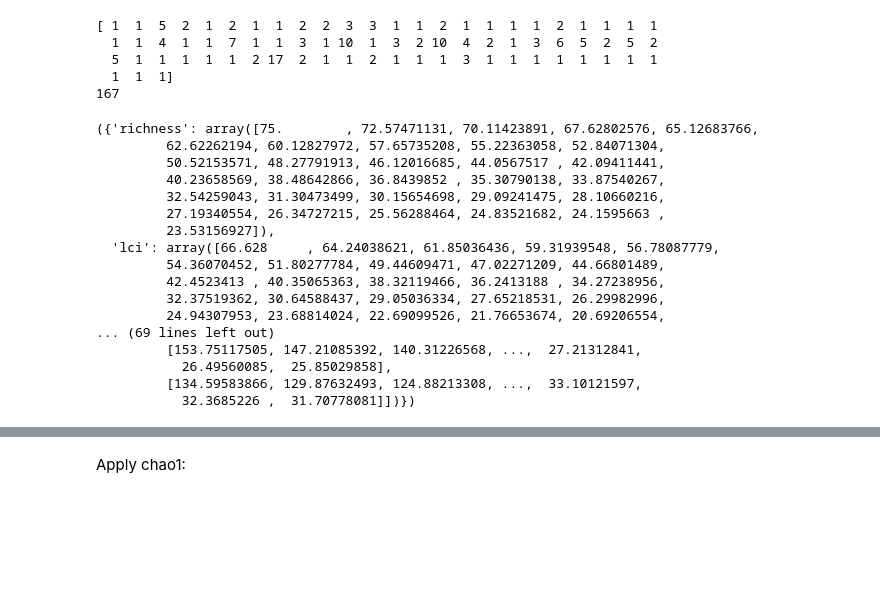
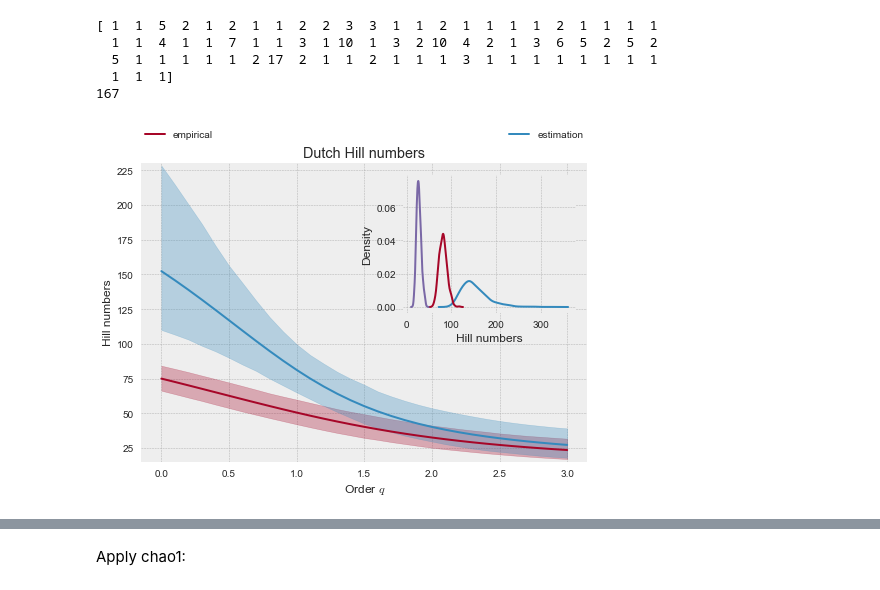
Before and after one commit to mikekestemont/copia, a Jupyter notebook: quickstart.ipynb, the cells around one changed output, grey strips where cells are left out. Saved outputs shown, nothing was run; the diff lists cells and outputs as text; code cells hidden in the pictures; blank space fills up the shorter version.

Commit message:
hill number visualization

```diff
--- a/quickstart.ipynb
+++ b/quickstart.ipynb
@@ -31,23 +31,10 @@ print(abundance.sum())
 167
 # %%
 from copia.hill import hill_numbers
-hill_numbers(abundance)
+emp, est = hill_numbers(abundance)
-# %% [output]
-({'richness': array([75.        , 72.57471131, 70.11423891, 67.62802576, 65.12683766,
-         62.62262194, 60.12827972, 57.65735208, 55.22363058, 52.84071304,
-         50.52153571, 48.27791913, 46.12016685, 44.0567517 , 42.09411441,
-         40.23658569, 38.48642866, 36.8439852 , 35.30790138, 33.87540267,
-         32.54259043, 31.30473499, 30.15654698, 29.09241475, 28.10660216,
-         27.19340554, 26.34727215, 25.56288464, 24.83521682, 24.1595663 ,
-         23.53156927]),
-  'lci': array([66.628     , 64.24038621, 61.85036436, 59.31939548, 56.78087779,
-         54.36070452, 51.80277784, 49.44609471, 47.02271209, 44.66801489,
-         42.4523413 , 40.35065363, 38.32119466, 36.2413188 , 34.27238956,
-         32.37519362, 30.64588437, 29.05036334, 27.65218531, 26.29982996,
-         24.94307953, 23.68814024, 22.69099526, 21.76653674, 20.69206554,
-... (69 lines left out)
-         [153.75117505, 147.21085392, 140.31226568, ...,  27.21312841,
-           26.49560085,  25.85029858],
-         [134.59583866, 129.87632493, 124.88213308, ...,  33.10121597,
-           32.3685226 ,  31.70778081]])})
+# %%
+import copia.plot as plot
+plot.hill_plot(emp, est, add_densities=True, title='Dutch Hill numbers')
+# %% [output]
+[figure, added]
 # %%
```
Also changed, not shown: parts of 12 cells of this notebook, 1 other file.
